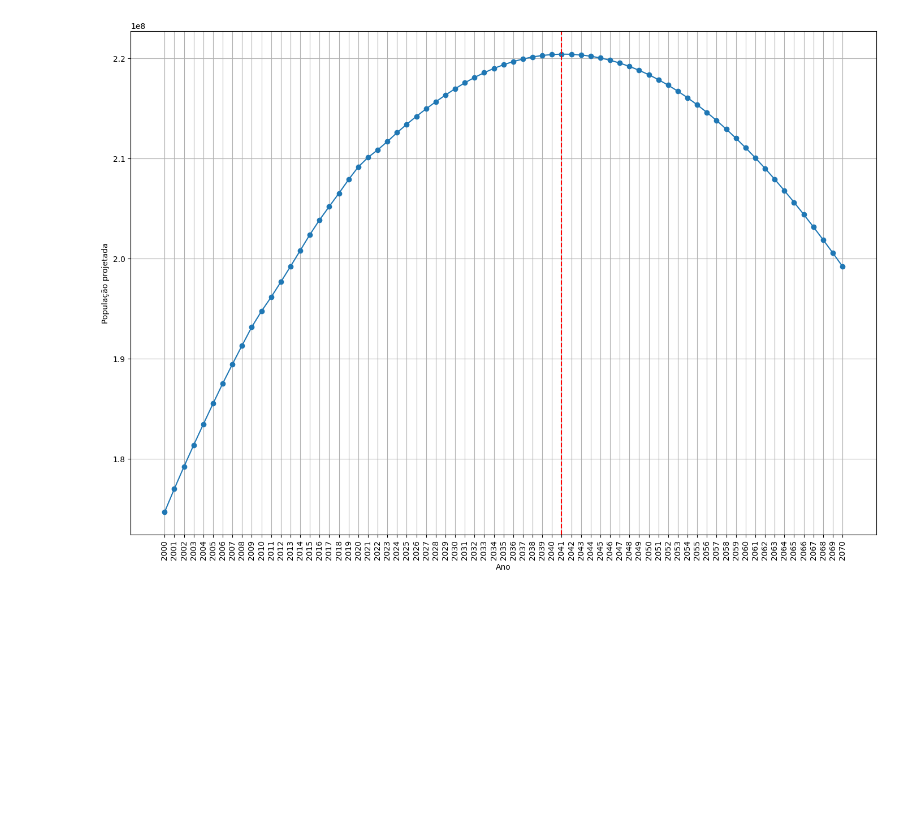
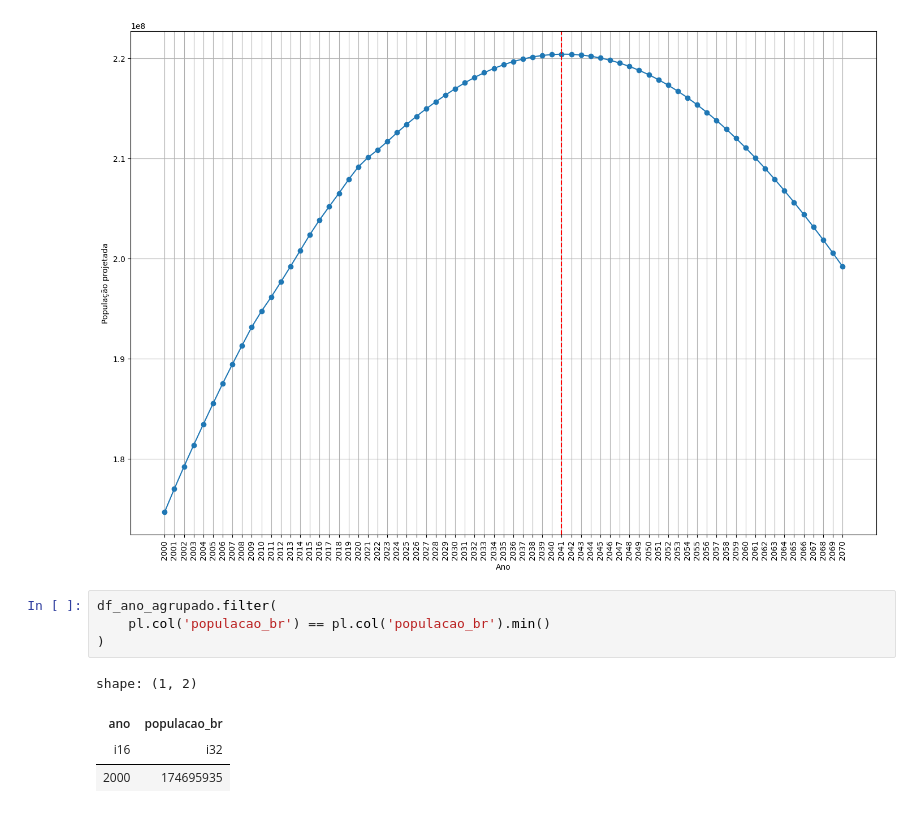
Before and after one commit to LazaroDamasceno/Artigo-Perfil-Eleitoral-BR, a Jupyter notebook: analise_dados/projecao_populacao/projecao_populacao_por_ano.ipynb, the cells around one changed output. Cells and saved outputs as stored; diff of their text form; blank space fills up the shorter version.

Commit message:
Alterou o notebook projecao_populacao_por_ano

```diff
--- a/analise_dados/projecao_populacao/projecao_populacao_por_ano.ipynb
+++ b/analise_dados/projecao_populacao/projecao_populacao_por_ano.ipynb
@@ -145,3 +145,12 @@ fig.savefig('projecao_populacao_ano.png', dpi=300, bbox_inches='tight')
 plt.show()
 # %% [output]
 [figure]
+# %%
+df_ano_agrupado.filter(
+    pl.col('populacao_br') == pl.col('populacao_br').min()
+)
+# %% [output]
+shape: (1, 2)
+| ano | populacao_br |
+| i16 | i32 |
+| 2000 | 174695935 |
```
Also changed, not shown: parts of 3 cells of this notebook.
